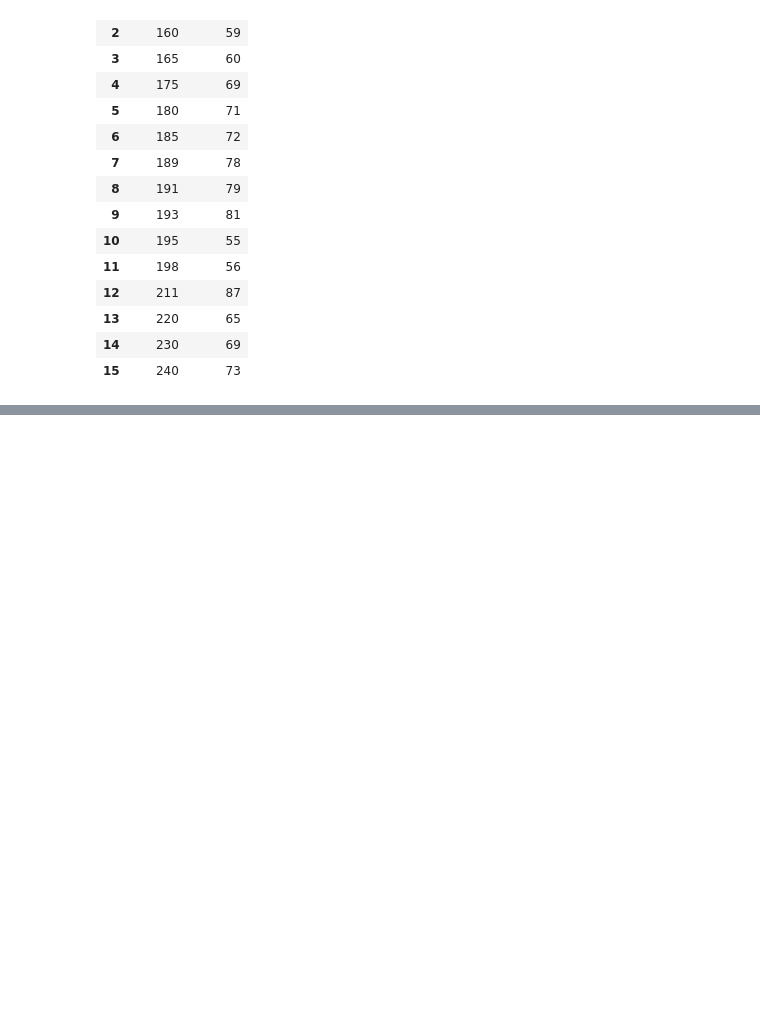
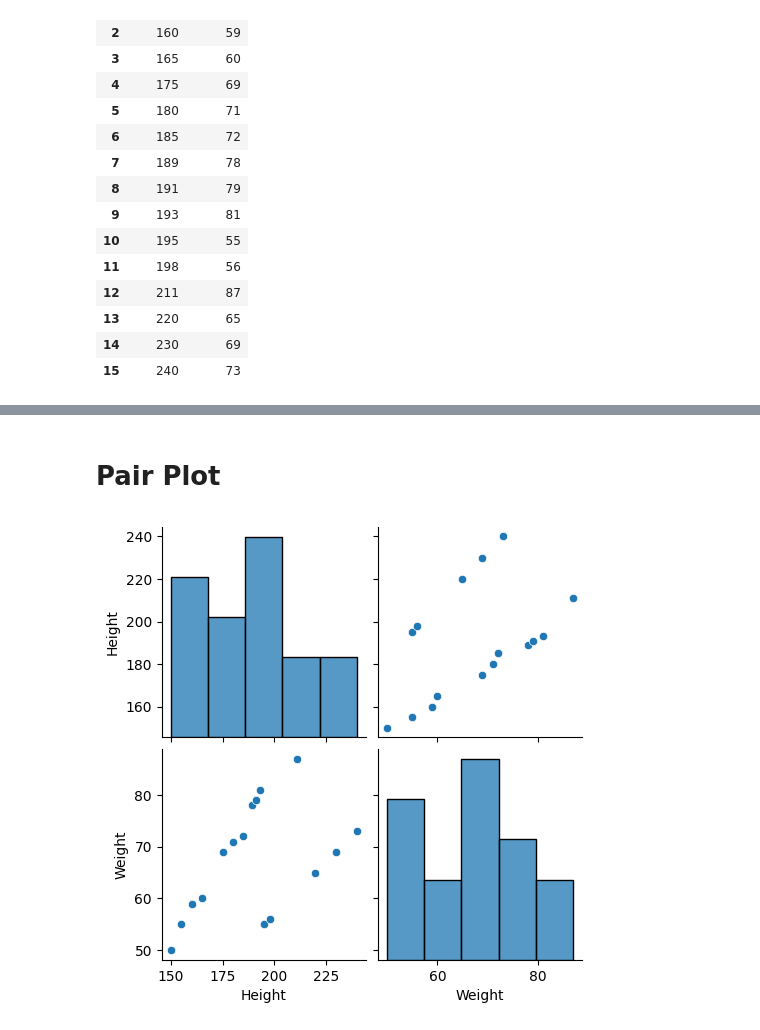
Before and after one commit to manivenkatasai9494/tekworks, a Jupyter notebook: ML/startml.ipynb, the cells around one changed output, grey strips where cells are left out. Saved outputs shown, nothing was run; the diff lists cells and outputs as text; code cells hidden in the pictures; blank space fills up the shorter version.

```diff
--- a/ML/startml.ipynb
+++ b/ML/startml.ipynb
@@ -38,0 +127,7 @@ df.head(20)
+# %% [markdown]
+<h1>Pair Plot
+# %%
+sns.pairplot(df)
+plt.show()
+# %% [output]
+[figure, added]
```
Also changed, not shown: parts of 21 cells of this notebook, 3 other files.
